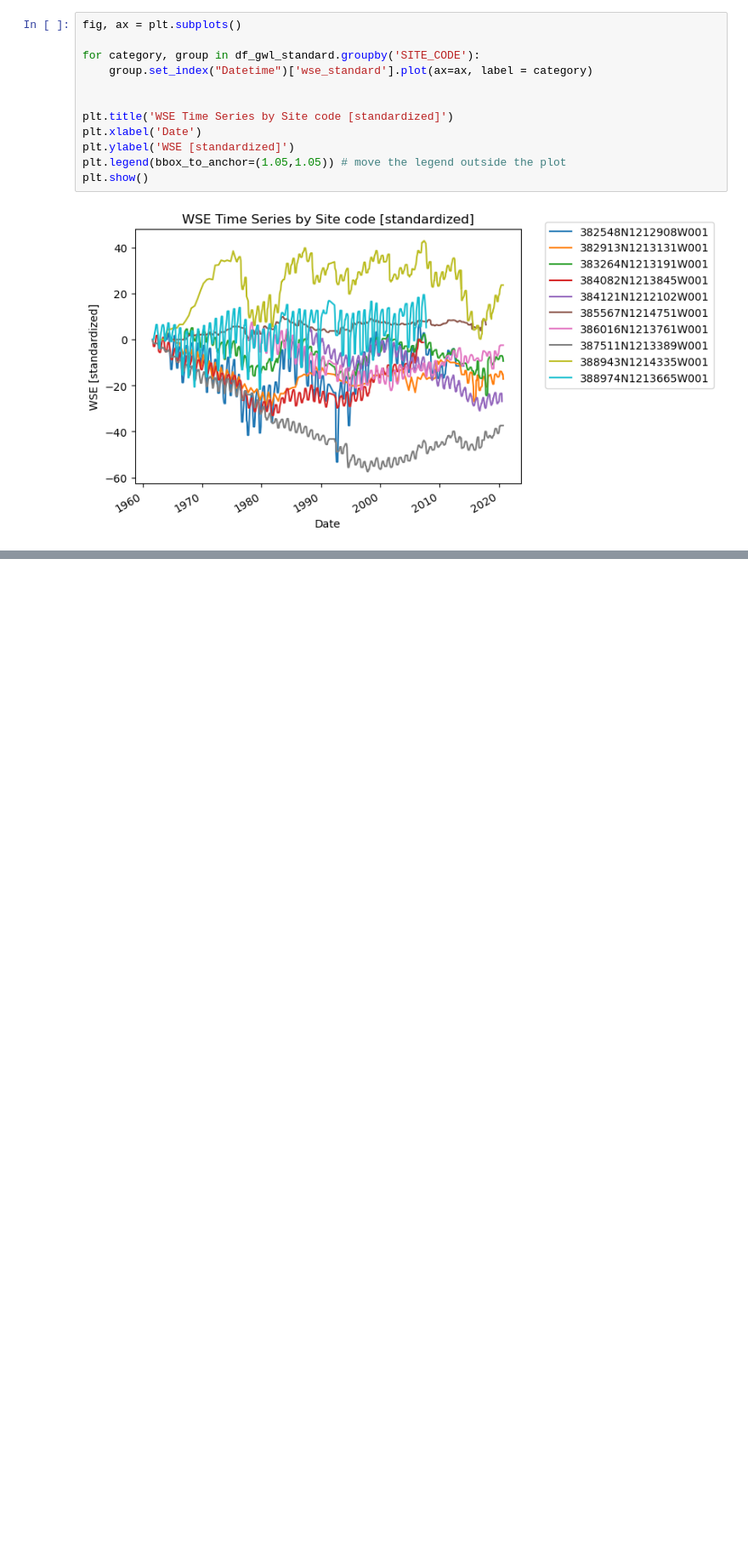
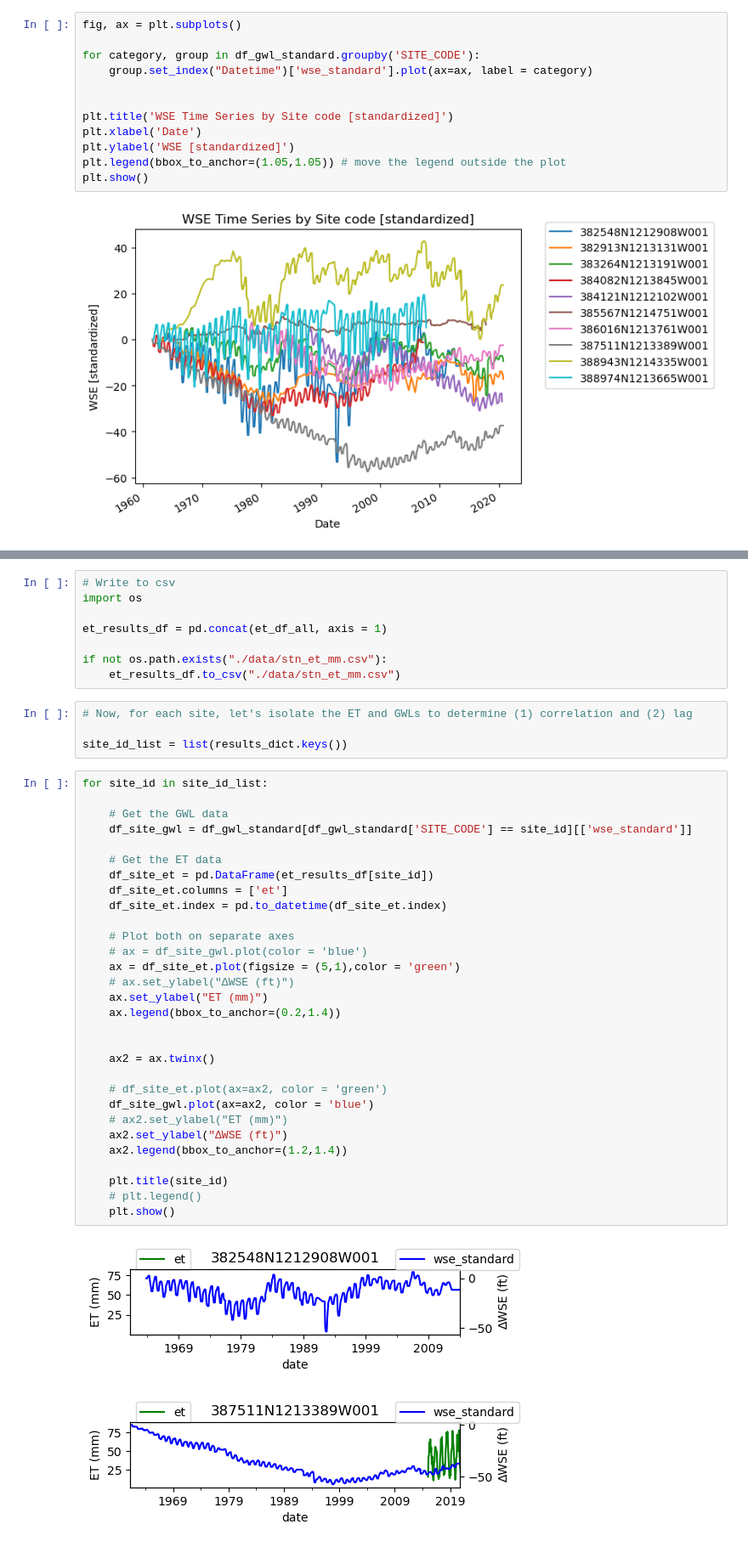
Before and after one commit to py4wrds/py4wrds, a Jupyter notebook: 6-water-resources-data-science.ipynb, the cells around one changed output, grey strips where cells are left out. Shown at 85% size. Drawn from its saved outputs; the diff is of its cells as text; blank space fills up the shorter version.

```diff
--- a/6-water-resources-data-science.ipynb
+++ b/6-water-resources-data-science.ipynb
@@ -419,0 +524,45 @@ def fetch_et_point(point):
+# %%
+# Write to csv
+import os
+
+et_results_df = pd.concat(et_df_all, axis = 1)
+
+if not os.path.exists("./data/stn_et_mm.csv"):
+    et_results_df.to_csv("./data/stn_et_mm.csv")
+# %%
+# Now, for each site, let's isolate the ET and GWLs to determine (1) correlation and (2) lag
+
+site_id_list = list(results_dict.keys())
+# %%
+for site_id in site_id_list:
+
+    # Get the GWL data
+    df_site_gwl = df_gwl_standard[df_gwl_standard['SITE_CODE'] == site_id][['wse_standard']]
+
+    # Get the ET data
+    df_site_et = pd.DataFrame(et_results_df[site_id])
+    df_site_et.columns = ['et']
+    df_site_et.index = pd.to_datetime(df_site_et.index)
+
+    # Plot both on separate axes
+    # ax = df_site_gwl.plot(color = 'blue')
+    ax = df_site_et.plot(figsize = (5,1),color = 'green')
+    # ax.set_ylabel("∆WSE (ft)")
+    ax.set_ylabel("ET (mm)")
+    ax.legend(bbox_to_anchor=(0.2,1.4))
+
+
+    ax2 = ax.twinx()
+
+    # df_site_et.plot(ax=ax2, color = 'green')
+    df_site_gwl.plot(ax=ax2, color = 'blue')
+    # ax2.set_ylabel("ET (mm)")
+    ax2.set_ylabel("∆WSE (ft)")
+    ax2.legend(bbox_to_anchor=(1.2,1.4))
+
+    plt.title(site_id)
+    # plt.legend()
+    plt.show()
+# %% [output]
+[figure, added]
+[figure, added]
```
Also changed, not shown: parts of 31 cells of this notebook.
